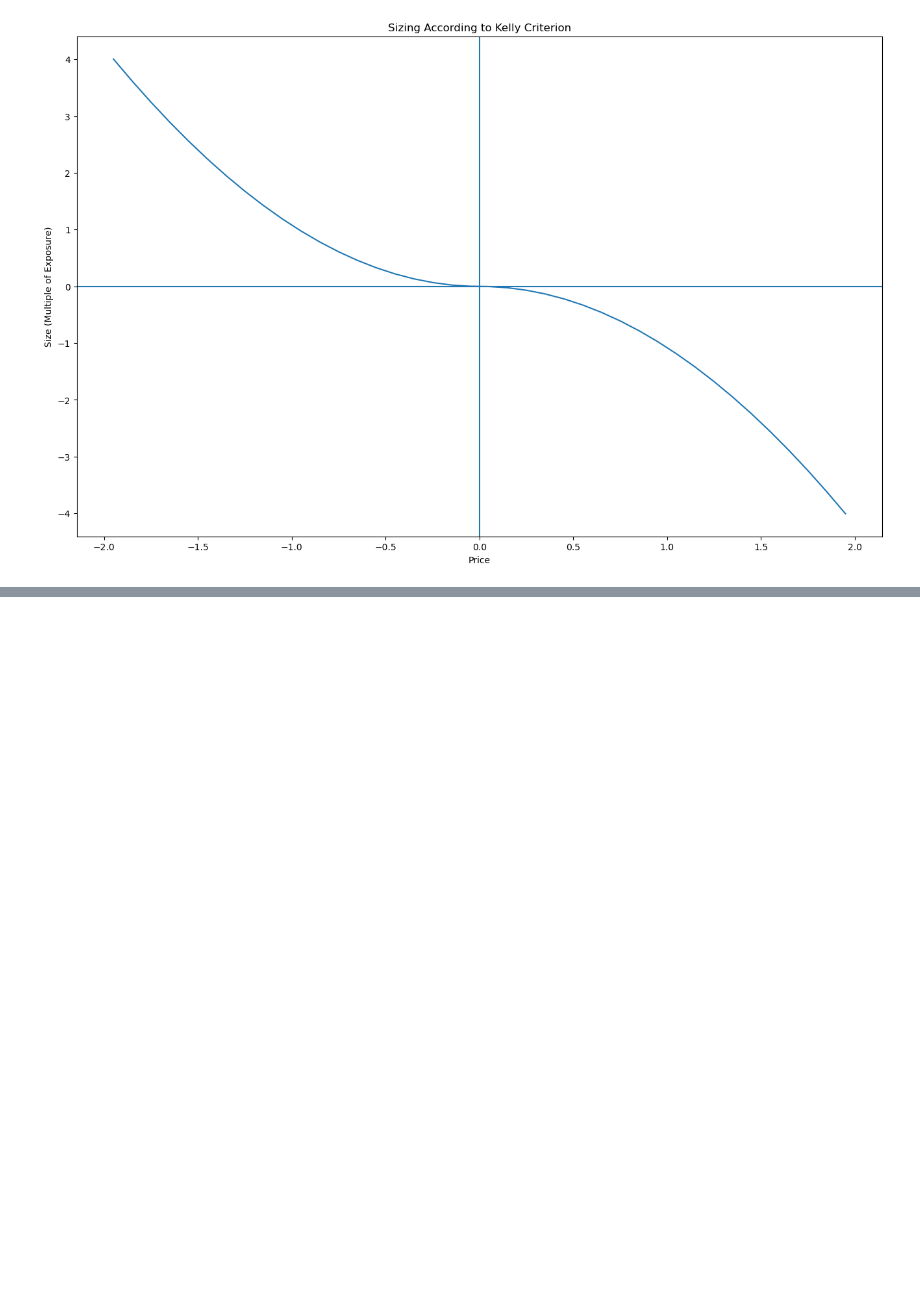
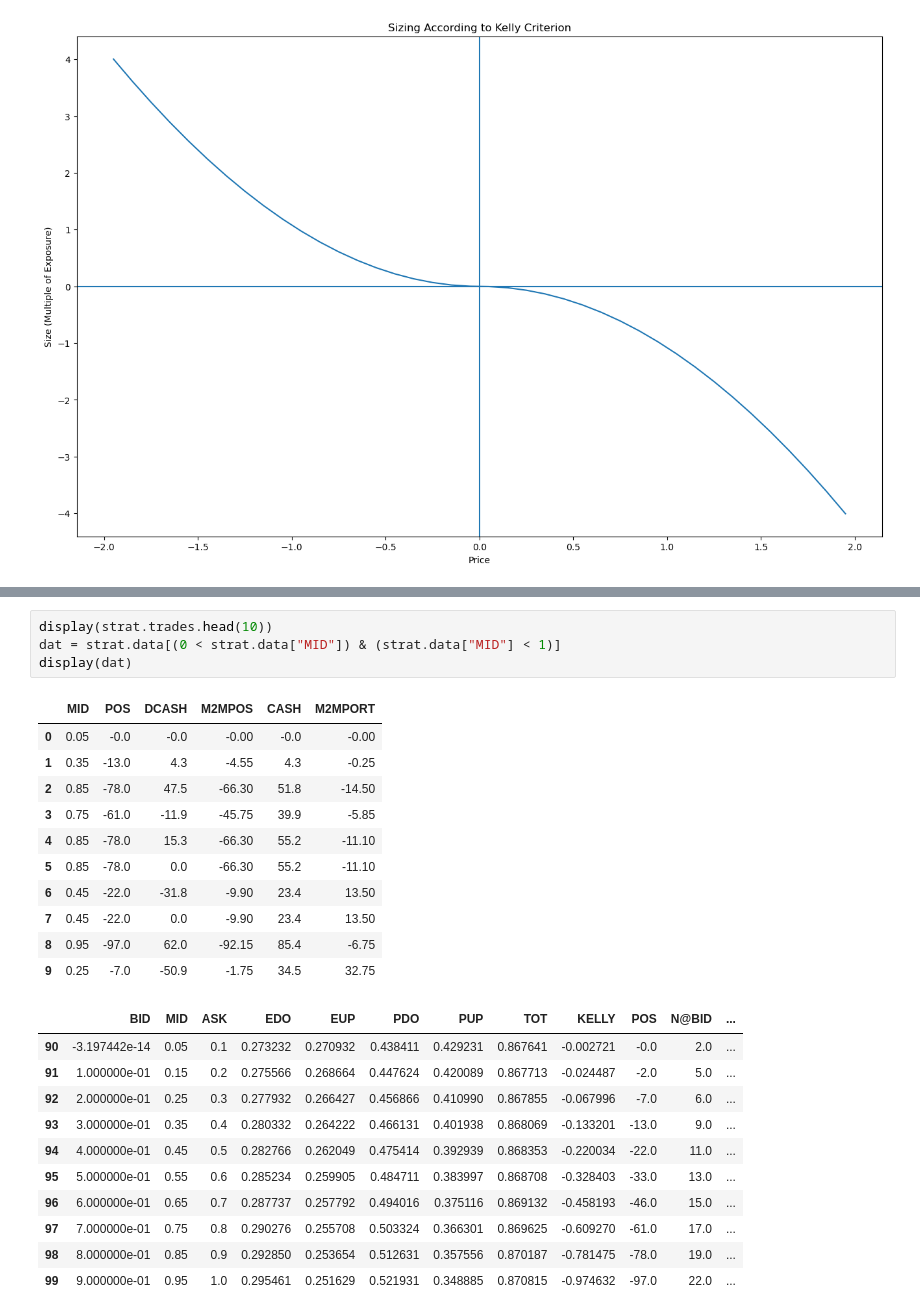
Before and after one commit to philipwlee/oumm, a Jupyter notebook: ou_market_making.ipynb, the cells around one changed output, grey strips where cells are left out. Cells and saved outputs as stored; diff of their text form; blank space fills up the shorter version.

```diff
--- a/ou_market_making.ipynb
+++ b/ou_market_making.ipynb
@@ -540,0 +219,27 @@ class MeanRevertingStrategy(TradingStrategy):
+# %%
+display(strat.trades.head(10))
+dat = strat.data[(0 < strat.data["MID"]) & (strat.data["MID"] < 1)]
+display(dat)
+# %% [output]
+|  | MID | POS | DCASH | M2MPOS | CASH | M2MPORT |
+| 0 | 0.05 | -0.0 | -0.0 | -0.00 | -0.0 | -0.00 |
+| 1 | 0.35 | -13.0 | 4.3 | -4.55 | 4.3 | -0.25 |
+| 2 | 0.85 | -78.0 | 47.5 | -66.30 | 51.8 | -14.50 |
+| 3 | 0.75 | -61.0 | -11.9 | -45.75 | 39.9 | -5.85 |
+| 4 | 0.85 | -78.0 | 15.3 | -66.30 | 55.2 | -11.10 |
+| 5 | 0.85 | -78.0 | 0.0 | -66.30 | 55.2 | -11.10 |
+| 6 | 0.45 | -22.0 | -31.8 | -9.90 | 23.4 | 13.50 |
+| 7 | 0.45 | -22.0 | 0.0 | -9.90 | 23.4 | 13.50 |
+| 8 | 0.95 | -97.0 | 62.0 | -92.15 | 85.4 | -6.75 |
+| 9 | 0.25 | -7.0 | -50.9 | -1.75 | 34.5 | 32.75 |
+|  | BID | MID | ASK | EDO | EUP | PDO | PUP | TOT | KELLY | POS | N@BID | ... |
+| 90 | -3.197442e-14 | 0.05 | 0.1 | 0.273232 | 0.270932 | 0.438411 | 0.429231 | 0.867641 | -0.002721 | -0.0 | 2.0 | ... |
+| 91 | 1.000000e-01 | 0.15 | 0.2 | 0.275566 | 0.268664 | 0.447624 | 0.420089 | 0.867713 | -0.024487 | -2.0 | 5.0 | ... |
+| 92 | 2.000000e-01 | 0.25 | 0.3 | 0.277932 | 0.266427 | 0.456866 | 0.410990 | 0.867855 | -0.067996 | -7.0 | 6.0 | ... |
+| 93 | 3.000000e-01 | 0.35 | 0.4 | 0.280332 | 0.264222 | 0.466131 | 0.401938 | 0.868069 | -0.133201 | -13.0 | 9.0 | ... |
+| 94 | 4.000000e-01 | 0.45 | 0.5 | 0.282766 | 0.262049 | 0.475414 | 0.392939 | 0.868353 | -0.220034 | -22.0 | 11.0 | ... |
+| 95 | 5.000000e-01 | 0.55 | 0.6 | 0.285234 | 0.259905 | 0.484711 | 0.383997 | 0.868708 | -0.328403 | -33.0 | 13.0 | ... |
+| 96 | 6.000000e-01 | 0.65 | 0.7 | 0.287737 | 0.257792 | 0.494016 | 0.375116 | 0.869132 | -0.458193 | -46.0 | 15.0 | ... |
+| 97 | 7.000000e-01 | 0.75 | 0.8 | 0.290276 | 0.255708 | 0.503324 | 0.366301 | 0.869625 | -0.609270 | -61.0 | 17.0 | ... |
+| 98 | 8.000000e-01 | 0.85 | 0.9 | 0.292850 | 0.253654 | 0.512631 | 0.357556 | 0.870187 | -0.781475 | -78.0 | 19.0 | ... |
+| 99 | 9.000000e-01 | 0.95 | 1.0 | 0.295461 | 0.251629 | 0.521931 | 0.348885 | 0.870815 | -0.974632 | -97.0 | 22.0 | ... |
```
Also changed, not shown: parts of 20 cells of this notebook, 1 other file.
